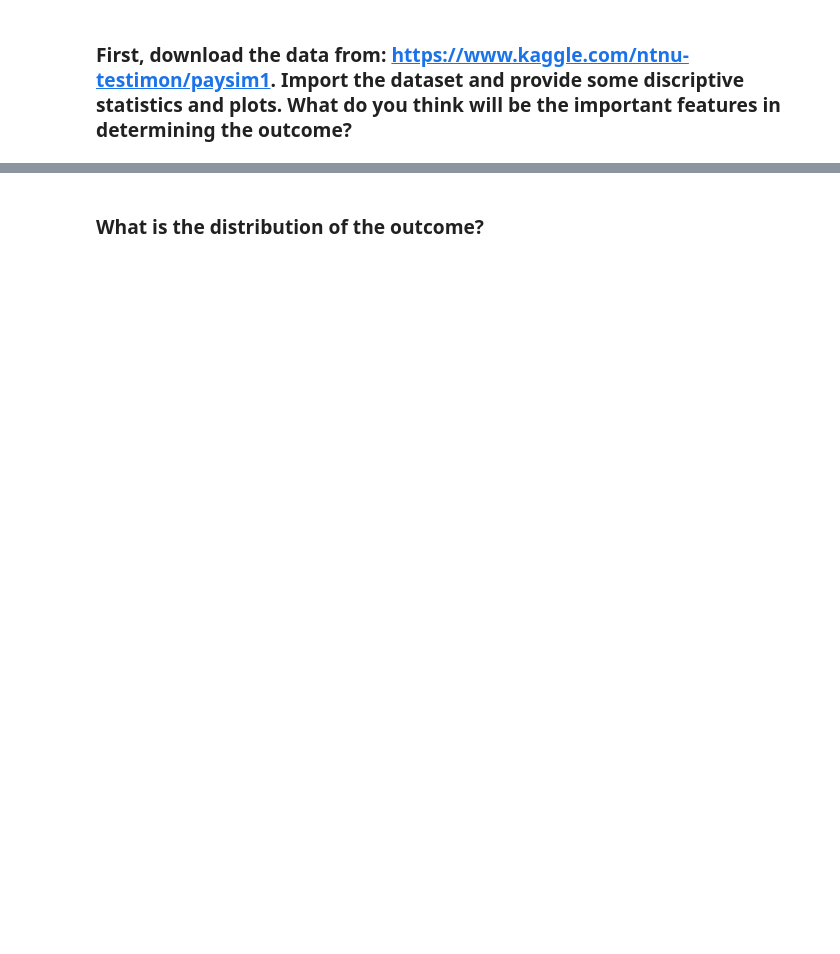
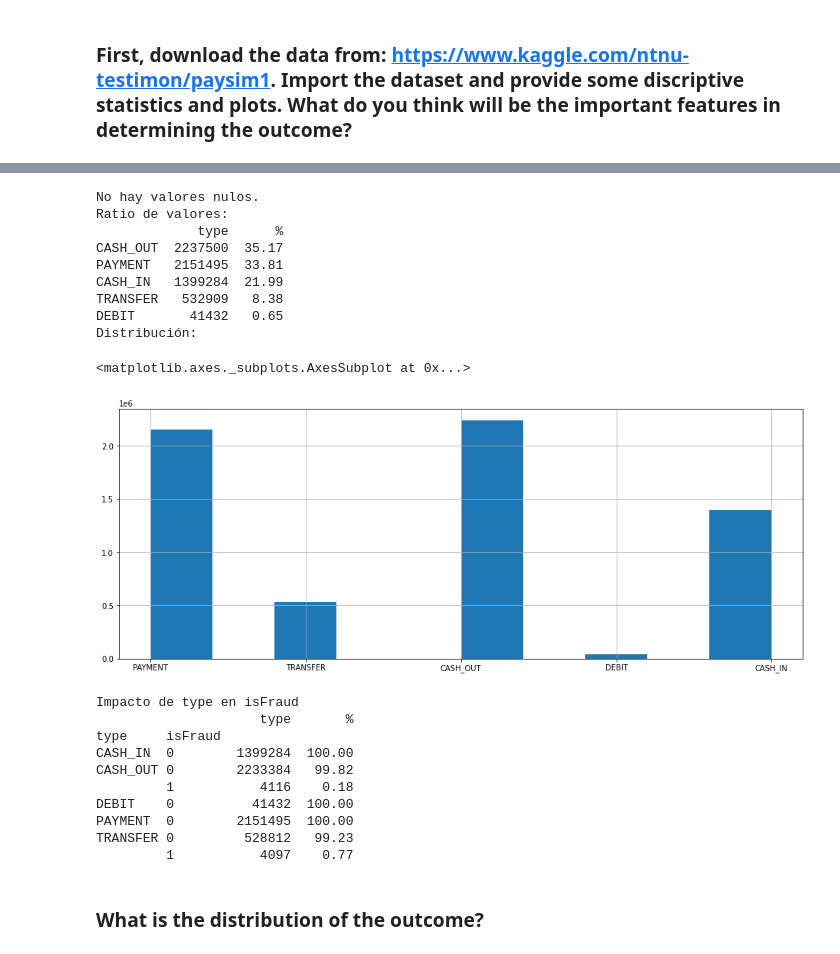
Before and after one commit to ta-datapt-bcn/lab-unbalance, a Jupyter notebook: your-code/lab_inbalance.ipynb, the cells around one changed output, grey strips where cells are left out. Drawn from its saved outputs; the diff is of its cells as text; code cells hidden in the pictures; blank space fills up the shorter version.

```diff
--- a/your-code/lab_inbalance.ipynb
+++ b/your-code/lab_inbalance.ipynb
@@ -4,3 +4,36 @@
 
 
 Like we disussed in class, when we have noisy data, if we are not careful, we can end up fitting our model to the noise in the data and not the 'signal'-- the factors that actually determine the outcome. This is called overfitting, and results in good results in training, and in bad results when the model is applied to real data. Similarly, we could have a model that is too simplistic to accurately model the signal. This produces a model that doesnt work well (ever).
+# %%
+import pandas as pd
+import numpy as np
+
+#Visualización
+import matplotlib.pyplot as plt
+import seaborn as sns
+plt.rcParams["figure.figsize"] = (16,6)
+
+#Umbalanced
+from imblearn.under_sampling import NearMiss, RandomUnderSampler
+
+#Statsmodels
+import statsmodels.api as sm
+
+#Sklearn
+from sklearn.model_selection import train_test_split
+from sklearn.model_selection import GridSearchCV, StratifiedKFold, cross_val_score
+
+from sklearn.metrics import confusion_matrix, classification_report
+from sklearn.metrics import accuracy_score, precision_score, recall_score, f1_score, log_loss
+from sklearn.metrics import auc, roc_curve, roc_auc_score
+from sklearn.metrics import precision_recall_curve
+
+from sklearn.linear_model import LogisticRegression
+
+from sklearn.neighbors import KNeighborsClassifier
+
+from sklearn.tree import DecisionTreeClassifier
+
+from sklearn.ensemble import RandomForestClassifier
+
+from sklearn.neural_network import MLPClassifier
@@ -10,0 +276,24 @@ Like we disussed in class, when we have noisy data, if we are not careful, we ca
+# %%
+cat_column_analysis (data, "type", "isFraud")
+# %% [output]
+No hay valores nulos.
+Ratio de valores:
+             type      %
+CASH_OUT  2237500  35.17
+PAYMENT   2151495  33.81
+CASH_IN   1399284  21.99
+TRANSFER   532909   8.38
+DEBIT       41432   0.65
+Distribución:
+<matplotlib.axes._subplots.AxesSubplot at 0x...>
+[figure, added]
+Impacto de type en isFraud
+                     type       %
+type     isFraud
+CASH_IN  0        1399284  100.00
+CASH_OUT 0        2233384   99.82
+         1           4116    0.18
+DEBIT    0          41432  100.00
+PAYMENT  0        2151495  100.00
+TRANSFER 0         528812   99.23
+         1           4097    0.77
```
Also changed, not shown: parts of 39 cells of this notebook.
